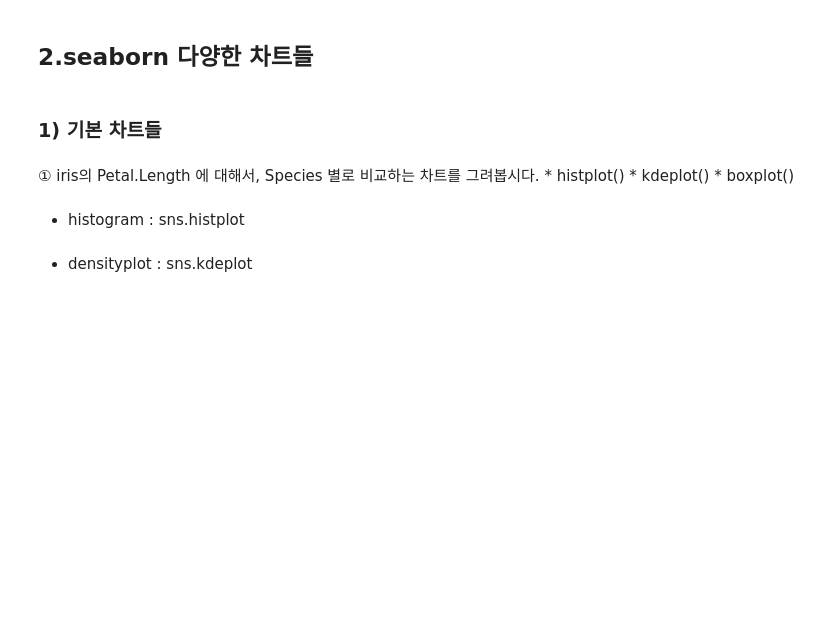
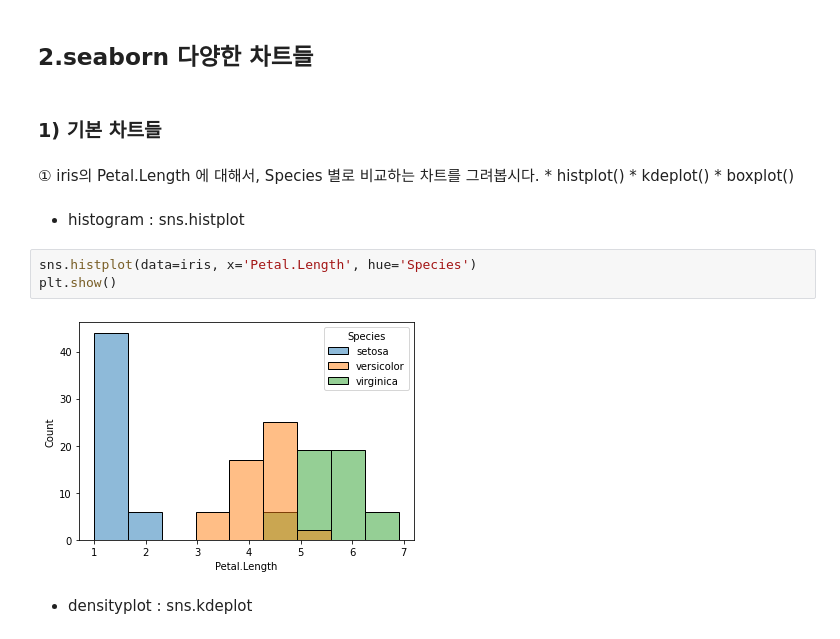
Before and after one commit to yeonsu98/KT-AIVLE-Python, a Jupyter notebook: 20220811/06과 seaborn 다양한 차트들.ipynb, the cells around one changed output. Saved outputs shown, nothing was run; the diff lists cells and outputs as text; blank space fills up the shorter version.

```diff
--- a/20220811/06과 seaborn 다양한 차트들.ipynb
+++ b/20220811/06과 seaborn 다양한 차트들.ipynb
@@ -347,5 +390,10 @@ stock.head()
     * boxplot()
 # %% [markdown]
 * histogram : sns.histplot
+# %%
+sns.histplot(data=iris, x='Petal.Length', hue='Species')
+plt.show()
+# %% [output]
+[figure, added]
 # %% [markdown]
 * densityplot : sns.kdeplot
```
Also changed, not shown: parts of 26 cells of this notebook, 22 other files.
